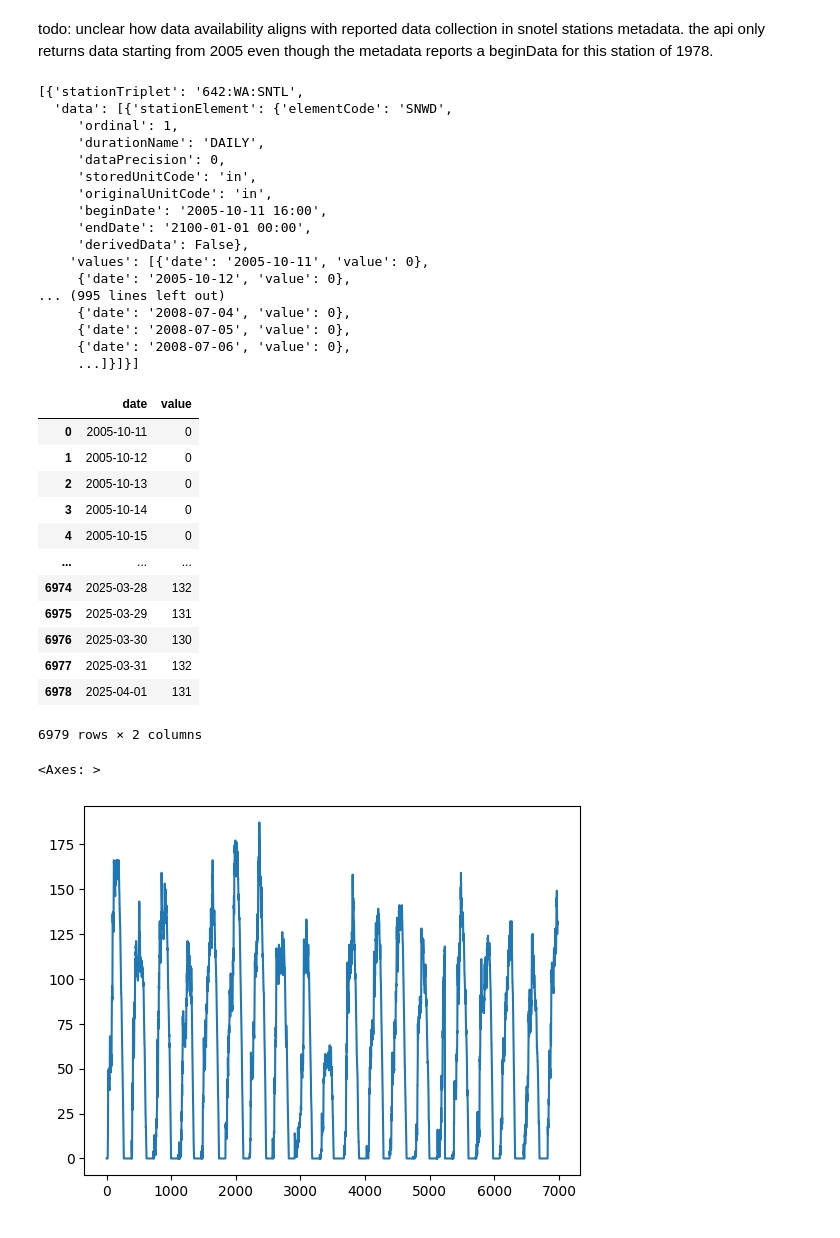
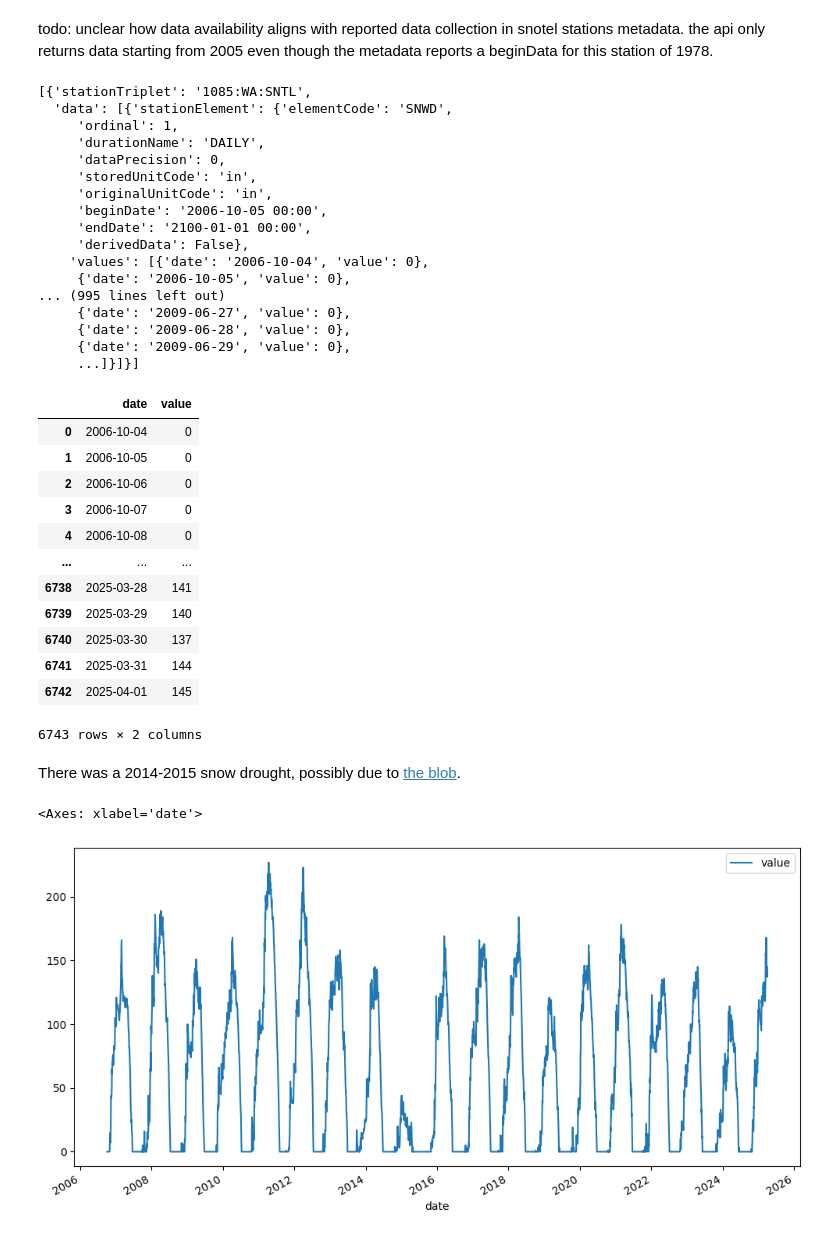
Before and after one commit to abarciauskas-bgse/snow-depth-estimation, a Jupyter notebook: plot_snow_depth.ipynb, the cells around one changed output. Saved outputs shown, nothing was run; the diff lists cells and outputs as text; code cells hidden in the pictures.

```diff
--- a/plot_snow_depth.ipynb
+++ b/plot_snow_depth.ipynb
@@ -3,7 +3,7 @@ import pandas as pd
 import requests
 
 SNOTEL_API = "https://wcc.sc.egov.usda.gov/awdbRestApi/services/v1/data"
-station_triplet = "642:WA:SNTL"
+station_triplet = "1085:WA:SNTL"
 # %% [markdown]
 todo: unclear how data availability aligns with reported data collection in snotel stations metadata. the api only returns data starting from 2005 even though the metadata reports a beginData for this station of 1978.
 # %%
@@ -19,22 +19,22 @@ response = requests.get(SNOTEL_API, params=params)
 # %%
 response.json()
 # %% [output]
-[{'stationTriplet': '642:WA:SNTL',
+[{'stationTriplet': '1085:WA:SNTL',
   'data': [{'stationElement': {'elementCode': 'SNWD',
      'ordinal': 1,
      'durationName': 'DAILY',
      'dataPrecision': 0,
      'storedUnitCode': 'in',
      'originalUnitCode': 'in',
-     'beginDate': '2005-10-11 16:00',
+     'beginDate': '2006-10-05 00:00',
      'endDate': '2100-01-01 00:00',
      'derivedData': False},
-    'values': [{'date': '2005-10-11', 'value': 0},
-     {'date': '2005-10-12', 'value': 0},
+    'values': [{'date': '2006-10-04', 'value': 0},
+     {'date': '2006-10-05', 'value': 0},
 ... (995 lines left out)
-     {'date': '2008-07-04', 'value': 0},
-     {'date': '2008-07-05', 'value': 0},
-     {'date': '2008-07-06', 'value': 0},
+     {'date': '2009-06-27', 'value': 0},
+     {'date': '2009-06-28', 'value': 0},
+     {'date': '2009-06-29', 'value': 0},
      ...]}]}]
 # %%
 df = pd.DataFrame(response.json()[0]['data'][0]["values"])
@@ -42,25 +42,27 @@ df.date = pd.to_datetime(df.date)
 df
 # %% [output]
 |  | date | value |
-| 0 | 2005-10-11 | 0 |
-| 1 | 2005-10-12 | 0 |
-| 2 | 2005-10-13 | 0 |
-| 3 | 2005-10-14 | 0 |
-| 4 | 2005-10-15 | 0 |
+| 0 | 2006-10-04 | 0 |
+| 1 | 2006-10-05 | 0 |
+| 2 | 2006-10-06 | 0 |
+| 3 | 2006-10-07 | 0 |
+| 4 | 2006-10-08 | 0 |
 | ... | ... | ... |
-| 6974 | 2025-03-28 | 132 |
-| 6975 | 2025-03-29 | 131 |
-| 6976 | 2025-03-30 | 130 |
-| 6977 | 2025-03-31 | 132 |
-| 6978 | 2025-04-01 | 131 |
+| 6738 | 2025-03-28 | 141 |
+| 6739 | 2025-03-29 | 140 |
+| 6740 | 2025-03-30 | 137 |
+| 6741 | 2025-03-31 | 144 |
+| 6742 | 2025-04-01 | 145 |
-6979 rows × 2 columns
+6743 rows × 2 columns
 # %%
 df.date = pd.to_datetime(df.date)
+# %% [markdown]
+There was a 2014-2015 snow drought, possibly due to [the blob](https://en.wikipedia.org/wiki/The_Blob_(Pacific_Ocean)).
 # %%
-df.value.plot()
+df.plot(x='date', y='value', figsize=(12, 6))
 # %% [output]
-<Axes: >
+<Axes: xlabel='date'>
-[figure, old version]
+[figure, new version]
 # %%
 def get_season_year(date):
     month = date.month
```
Also changed, not shown: parts of 2 cells of this notebook, 2 other files.
